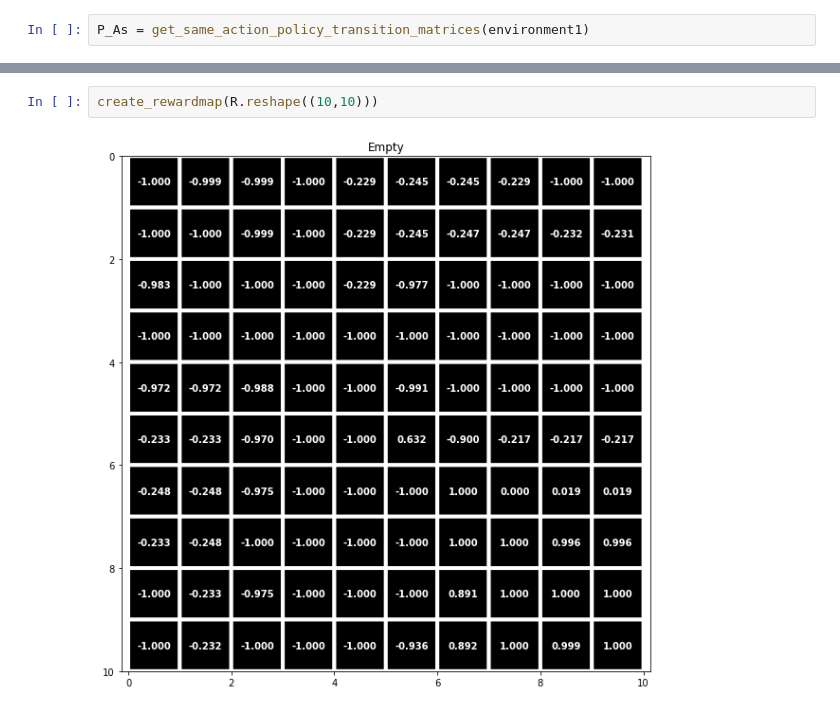
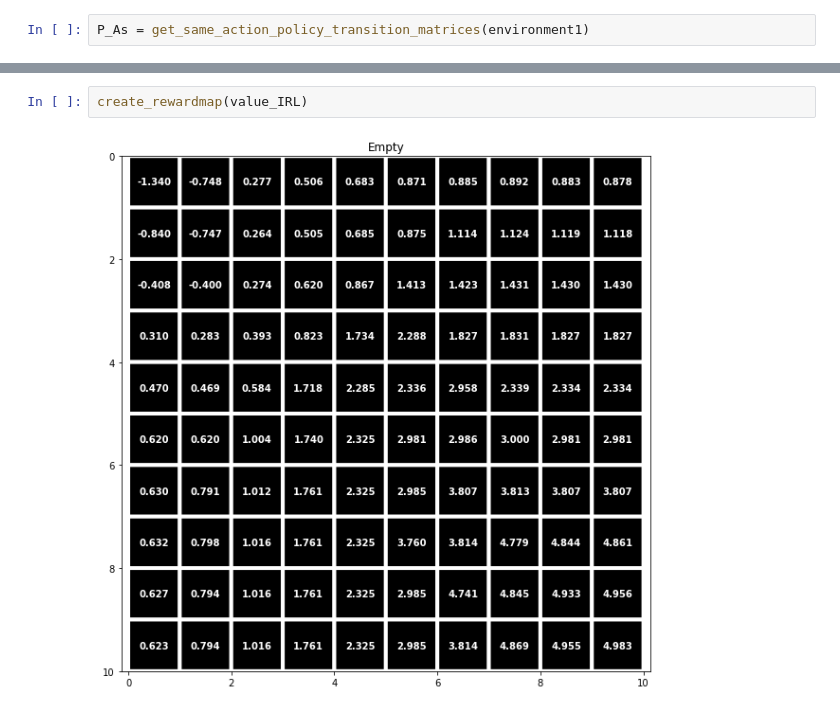
Before and after one commit to mlpotter/ECENGR232E-80, a Jupyter notebook: project_3/project3_MLP.ipynb, the cells around one changed output, grey strips where cells are left out. Cells and saved outputs as stored; diff of their text form.

```diff
--- a/project_3/project3_MLP.ipynb
+++ b/project_3/project3_MLP.ipynb
@@ -445,4 +420,4 @@ _,poli = value_iteration(fake_env,threshold,discount_factor)
-# %%
-create_rewardmap(R.reshape((10,10)))
-# %% [output]
-[figure, removed]
+# %%
+create_rewardmap(value_IRL)
+# %% [output]
+[figure, added]
```
Also changed, not shown: parts of 22 cells of this notebook.
